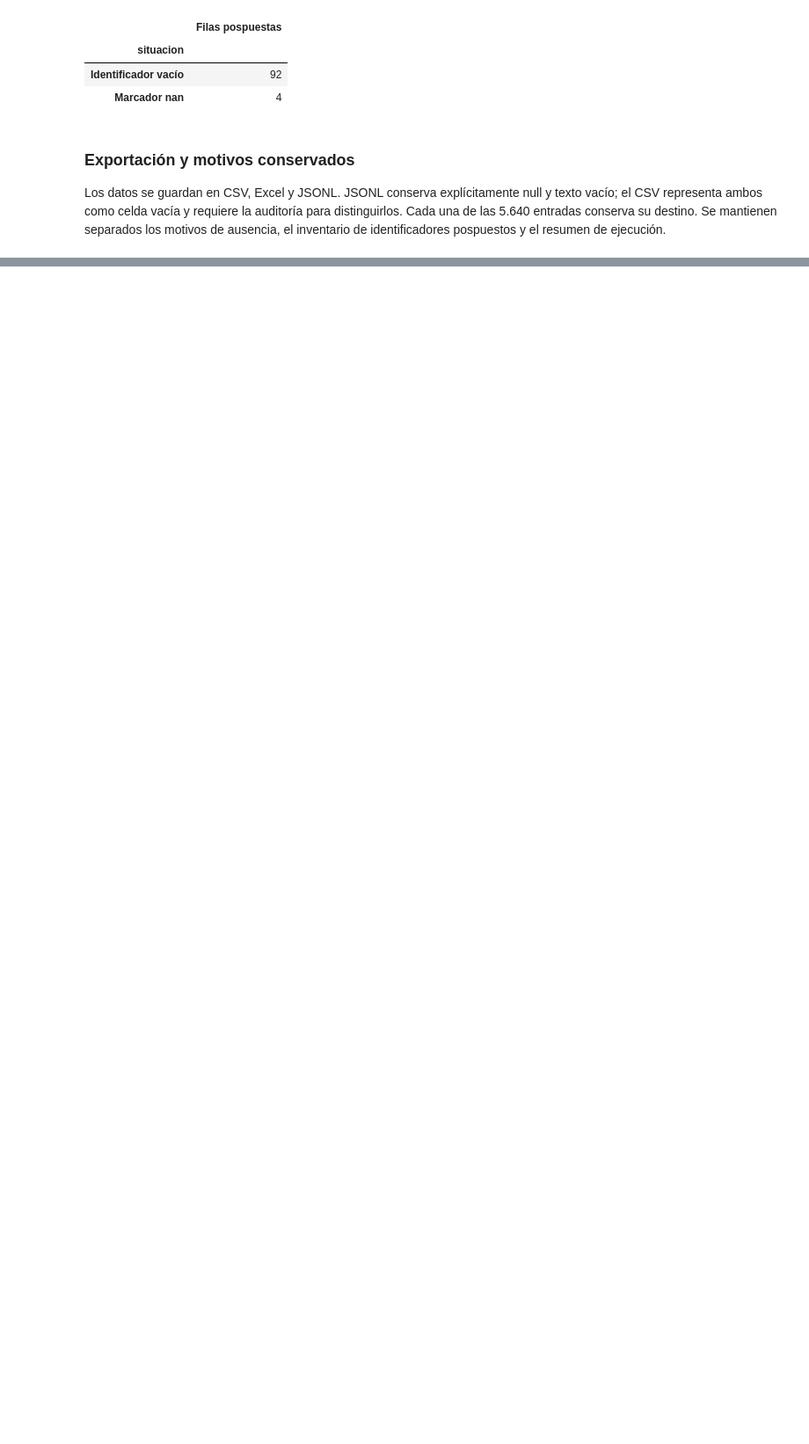
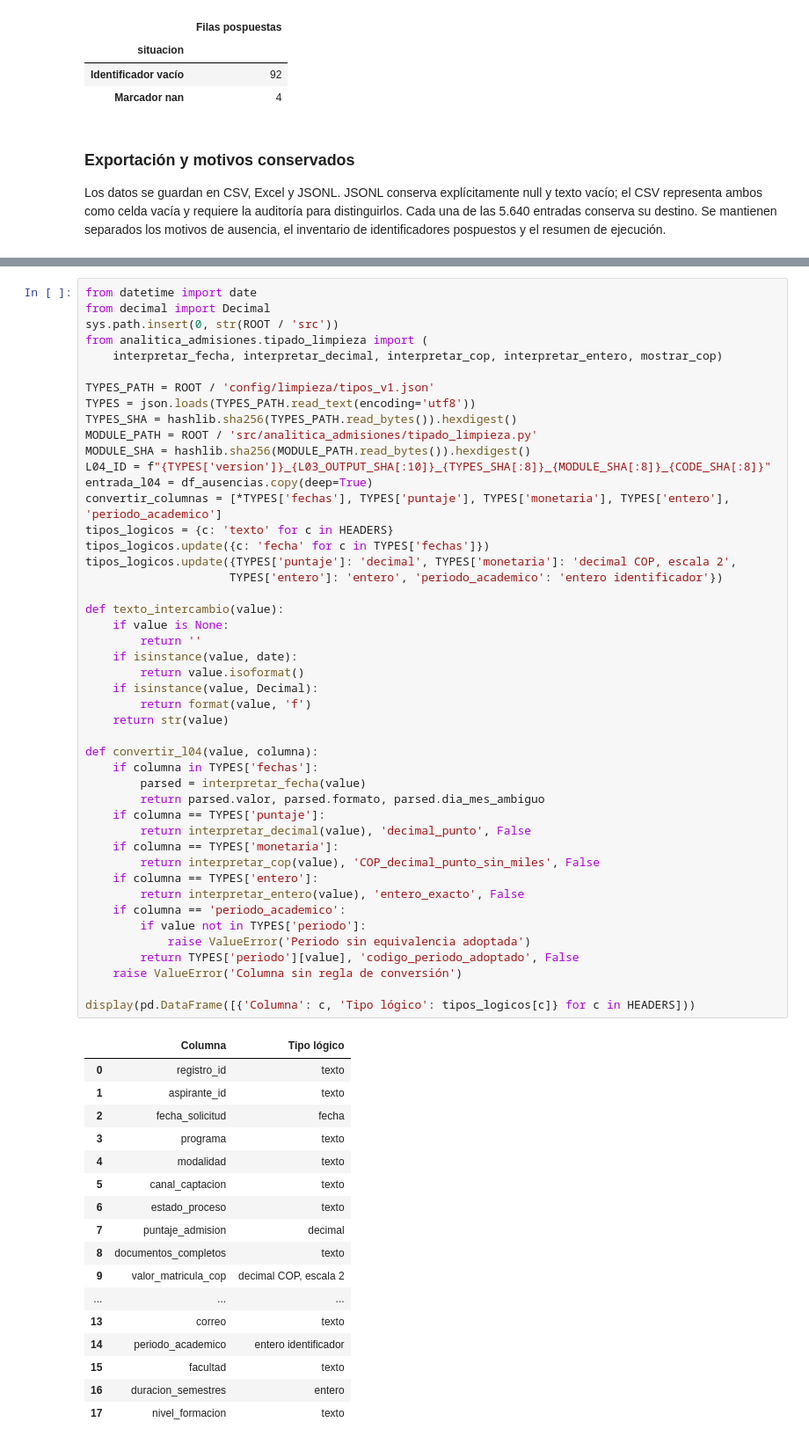
Before and after one commit to vivi-25-P/Analitica_Admisiones_Universitarias, a Jupyter notebook: notebooks/02_limpieza_base_unificada.ipynb, the cells around one changed output, grey strips where cells are left out. Shown at 88% size. Drawn from its saved outputs; the diff is of its cells as text; blank space fills up the shorter version.

```diff
--- a/notebooks/02_limpieza_base_unificada.ipynb
+++ b/notebooks/02_limpieza_base_unificada.ipynb
@@ -754,0 +774,64 @@ Auditoría L03: reports/limpieza/ejecuciones/ausencias_v1_526ff5e27b_8850cae3_bb
+# %%
+from datetime import date
+from decimal import Decimal
+sys.path.insert(0, str(ROOT / 'src'))
+from analitica_admisiones.tipado_limpieza import (
+    interpretar_fecha, interpretar_decimal, interpretar_cop, interpretar_entero, mostrar_cop)
+
+TYPES_PATH = ROOT / 'config/limpieza/tipos_v1.json'
+TYPES = json.loads(TYPES_PATH.read_text(encoding='utf8'))
+TYPES_SHA = hashlib.sha256(TYPES_PATH.read_bytes()).hexdigest()
+MODULE_PATH = ROOT / 'src/analitica_admisiones/tipado_limpieza.py'
+MODULE_SHA = hashlib.sha256(MODULE_PATH.read_bytes()).hexdigest()
+L04_ID = f"{TYPES['version']}_{L03_OUTPUT_SHA[:10]}_{TYPES_SHA[:8]}_{MODULE_SHA[:8]}_{CODE_SHA[:8]}"
+entrada_l04 = df_ausencias.copy(deep=True)
+convertir_columnas = [*TYPES['fechas'], TYPES['puntaje'], TYPES['monetaria'], TYPES['entero'], 'periodo_academico']
+tipos_logicos = {c: 'texto' for c in HEADERS}
+tipos_logicos.update({c: 'fecha' for c in TYPES['fechas']})
+tipos_logicos.update({TYPES['puntaje']: 'decimal', TYPES['monetaria']: 'decimal COP, escala 2',
+                     TYPES['entero']: 'entero', 'periodo_academico': 'entero identificador'})
+
+def texto_intercambio(value):
+    if value is None:
+        return ''
+    if isinstance(value, date):
+        return value.isoformat()
+    if isinstance(value, Decimal):
+        return format(value, 'f')
+    return str(value)
+
+def convertir_l04(value, columna):
+    if columna in TYPES['fechas']:
+        parsed = interpretar_fecha(value)
+        return parsed.valor, parsed.formato, parsed.dia_mes_ambiguo
+    if columna == TYPES['puntaje']:
+        return interpretar_decimal(value), 'decimal_punto', False
+    if columna == TYPES['monetaria']:
+        return interpretar_cop(value), 'COP_decimal_punto_sin_miles', False
+    if columna == TYPES['entero']:
+        return interpretar_entero(value), 'entero_exacto', False
+    if columna == 'periodo_academico':
+        if value not in TYPES['periodo']:
+            raise ValueError('Periodo sin equivalencia adoptada')
+        return TYPES['periodo'][value], 'codigo_periodo_adoptado', False
+    raise ValueError('Columna sin regla de conversión')
+
+display(pd.DataFrame([{'Columna': c, 'Tipo lógico': tipos_logicos[c]} for c in HEADERS]))
+# %% [output]
+|  | Columna | Tipo lógico |
+| 0 | registro_id | texto |
+| 1 | aspirante_id | texto |
+| 2 | fecha_solicitud | fecha |
+| 3 | programa | texto |
+| 4 | modalidad | texto |
+| 5 | canal_captacion | texto |
+| 6 | estado_proceso | texto |
+| 7 | puntaje_admision | decimal |
+| 8 | documentos_completos | texto |
+| 9 | valor_matricula_cop | decimal COP, escala 2 |
+| ... | ... | ... |
+| 13 | correo | texto |
+| 14 | periodo_academico | entero identificador |
+| 15 | facultad | texto |
+| 16 | duracion_semestres | entero |
+| 17 | nivel_formacion | texto |
```
Also changed, not shown: parts of 11 cells of this notebook, 47 other files.
